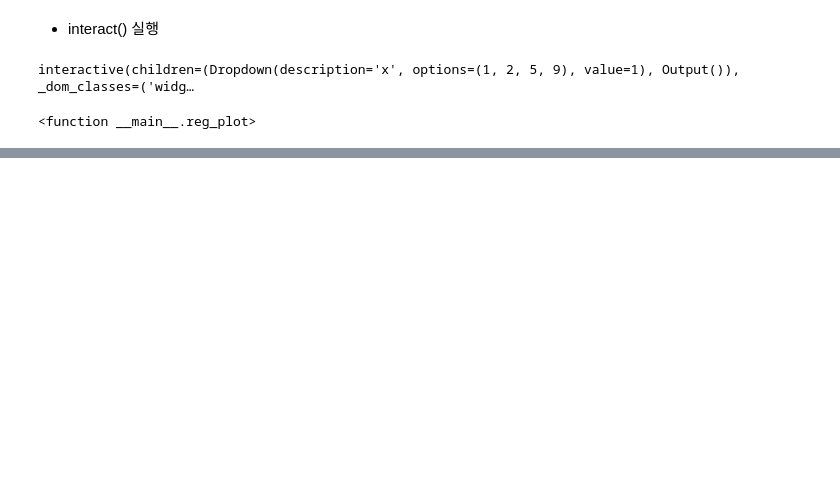
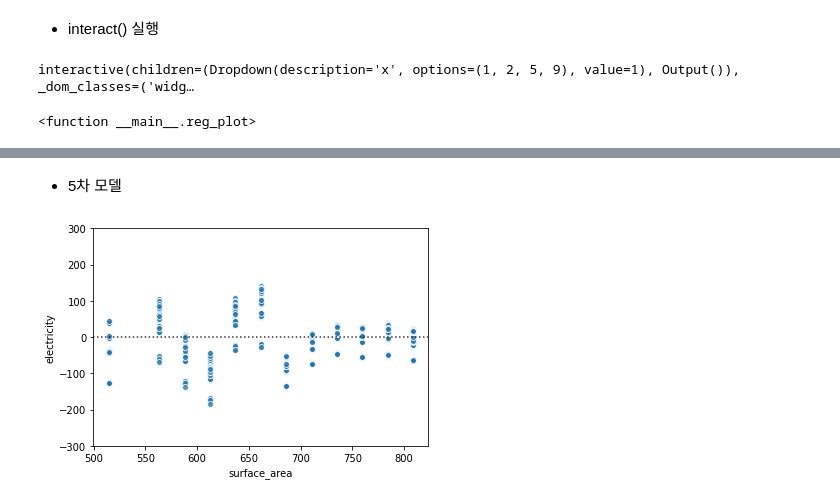
Before and after one commit to winterconnect/Machine_Learning, a Jupyter notebook: Python_Machine_Learning/code/Model_Validation.ipynb, the cells around one changed output, grey strips where cells are left out. Drawn from its saved outputs; the diff is of its cells as text; code cells hidden in the pictures; blank space fills up the shorter version.

```diff
--- a/Python_Machine_Learning/code/Model_Validation.ipynb
+++ b/Python_Machine_Learning/code/Model_Validation.ipynb
@@ -139,0 +366,13 @@ interactive(children=(Dropdown(description='x', options=(1, 2, 5, 9), value=1),
+# %% [markdown]
+- 5차 모델
+# %%
+sns.residplot(x = 'surface_area' ,
+              y = 'electricity' ,
+              data = Elec ,
+              order = 5 ,
+              scatter_kws = {'edgecolor' : 'white'})
+
+plt.ylim(-300, 300)
+plt.show()
+# %% [output]
+[figure, added]
```
Also changed, not shown: parts of 97 cells of this notebook.
